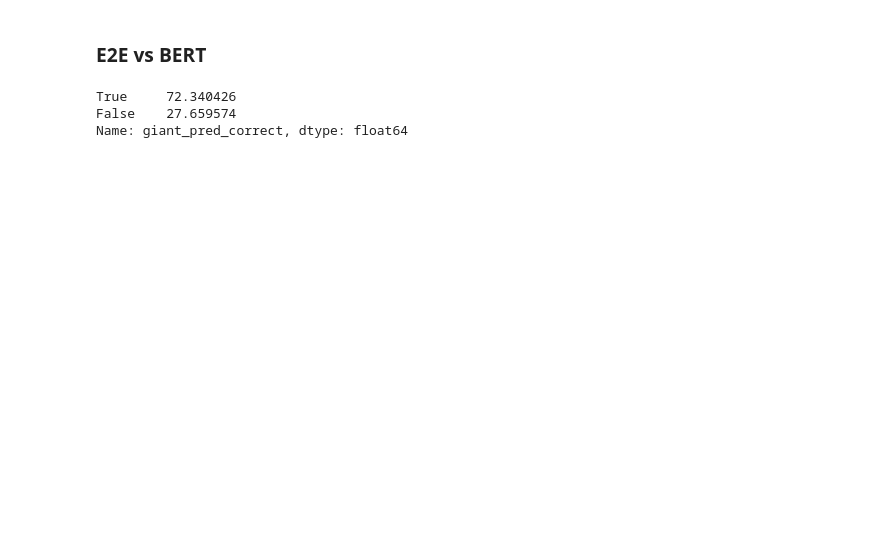
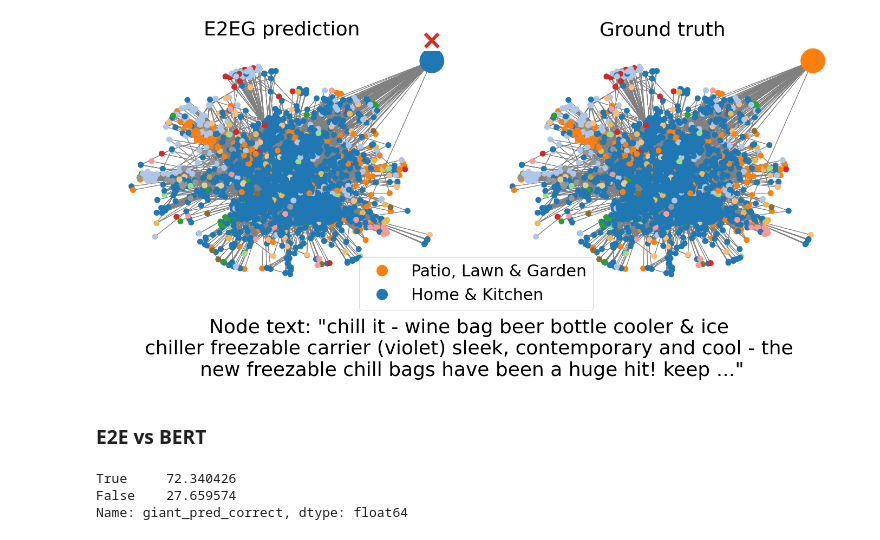
Before and after one commit to TuAnh23/E2EG, a Jupyter notebook: notebooks/Analyse predictions.ipynb, the cells around one changed output. Cells and saved outputs as stored; diff of their text form; code cells hidden in the pictures; blank space fills up the shorter version.

Commit message:
Add analysis on samples where E2EG predicts wrong

```diff
--- a/notebooks/Analyse predictions.ipynb
+++ b/notebooks/Analyse predictions.ipynb
@@ -274,0 +287,4 @@ Dropped samples:  45.81815937287822
+# %%
+pd.set_option('display.max_colwidth', None)
+central_node = 235975
+compare_df[result_dict['all_wrong']][["X_text", "same_neighbor(%)", 'my_pred', 'bert_pred', 'y_true', "class_freq", 'node_degrees']].loc[central_node]
@@ -275,3 +332,71 @@ Dropped samples:  45.81815937287822
+# %%
+from matplotlib.lines import Line2D
+from matplotlib.offsetbox import OffsetImage, AnnotationBbox
+plt.rcParams.update({'font.size': 30})
+
+nr_classes = data.y.max().numpy() + 1
+cmap1 = cm.get_cmap("tab20")
+cmap2 = cm.get_cmap("tab20b")
+cmap3 = cm.get_cmap("tab20c")
+norm = Normalize(vmin=0, vmax=nr_classes)
+d1 = {node_class: cmap1(norm(node_class)) for node_class in range(0, 20)}
+d2 = {node_class: cmap2(norm(node_class)) for node_class in range(20, 40)}
+d3 = {node_class: cmap3(norm(node_class)) for node_class in range(40, nr_classes)}
+
+color_map_all = {**d1, **d2, **d3}
+fig, (ax1, ax2) = plt.subplots(1, 2, figsize=(20,10))
+fig.suptitle(f'Node text: \"{" ".join(compare_df.loc[central_node, "X_text"].split()[:10])} \n{" ".join(compare_df.loc[central_node, "X_text"].split()[10:20])} \n{" ".join(compare_df.loc[central_node, "X_text"].split()[20:30])} ...\"',
+             y=-0.01)
+np.random.seed(1)
+
+normal_node_size = 100
+node_sizes = np.ones((node_subset.shape[0],) ) * normal_node_size
+node_sizes[np.where(node_subset.numpy() == central_node)[0][0]] = normal_node_size*20
+
+
+color_map_ytrue = [color_map_all[x] for x in data.y[node_subset.numpy()].numpy().flatten()]
+color_map_mine = [color_map_all[x] for x in data.y[node_subset.numpy()].numpy().flatten()]
+color_map_mine[np.where(node_subset.numpy() == central_node)[0][0]] = \
+        color_map_all[map_classID_className[map_classID_className == compare_df.loc[central_node, "my_pred"]].index[0]]
+
+center_loc = np.array([1,1])
+
+pos=nx.spring_layout(G)
+pos[central_node] = center_loc
+
+
+nx.draw(G, node_size=node_sizes, pos=pos, edge_color='gray', node_color=color_map_mine, ax=ax1)
+nx.draw(G, node_size=node_sizes, pos=pos, edge_color='gray', node_color=color_map_ytrue, ax=ax2)
+ax1.set_title("E2EG prediction")
+ax2.set_title("Ground truth")
+
+# reading the image
+correct = plt.imread('../visualization/analysis/correct.png')
+wrong = plt.imread('../visualization/analysis/wrong.png')
+# OffsetBox
+correct_box = OffsetImage(correct, zoom=0.3)
+wrong_box = OffsetImage(wrong, zoom=0.3)
+
+ab = AnnotationBbox(wrong_box, center_loc + np.array([0, 0.17]), frameon=False)
+ax1.add_artist(ab)
+
+
+legend_elements = [Line2D([0], [0], marker='o', color=color_map_all[map_classID_className[map_classID_className == compare_df.loc[central_node, "y_true"]].index[0]],
+                          label=compare_df.loc[central_node, "y_true"],
+                          markerfacecolor=color_map_all[map_classID_className[map_classID_className == compare_df.loc[central_node, "y_true"]].index[0]],
+                          markersize=20, linestyle=""),
+                  Line2D([0], [0], marker='o', color=color_map_all[map_classID_className[map_classID_className == compare_df.loc[central_node, "my_pred"]].index[0]],
+                          label=compare_df.loc[central_node, "my_pred"],
+                          markerfacecolor=color_map_all[map_classID_className[map_classID_className == compare_df.loc[central_node, "my_pred"]].index[0]],
+                          markersize=20, linestyle="")]
+plt.figlegend(handles=legend_elements, loc=(0.35,0.2))
+
+plt.tight_layout()
+
+plt.savefig(f"../visualization/analysis/E2EGvsTruth_{data_name}_{central_node}central_{num_hops}hop.pdf",
+           bbox_inches='tight')
+# %% [output]
+[figure, added]
 # %% [markdown]
 ### E2E vs BERT
 # %%
```
Also changed, not shown: parts of 7 cells of this notebook.
